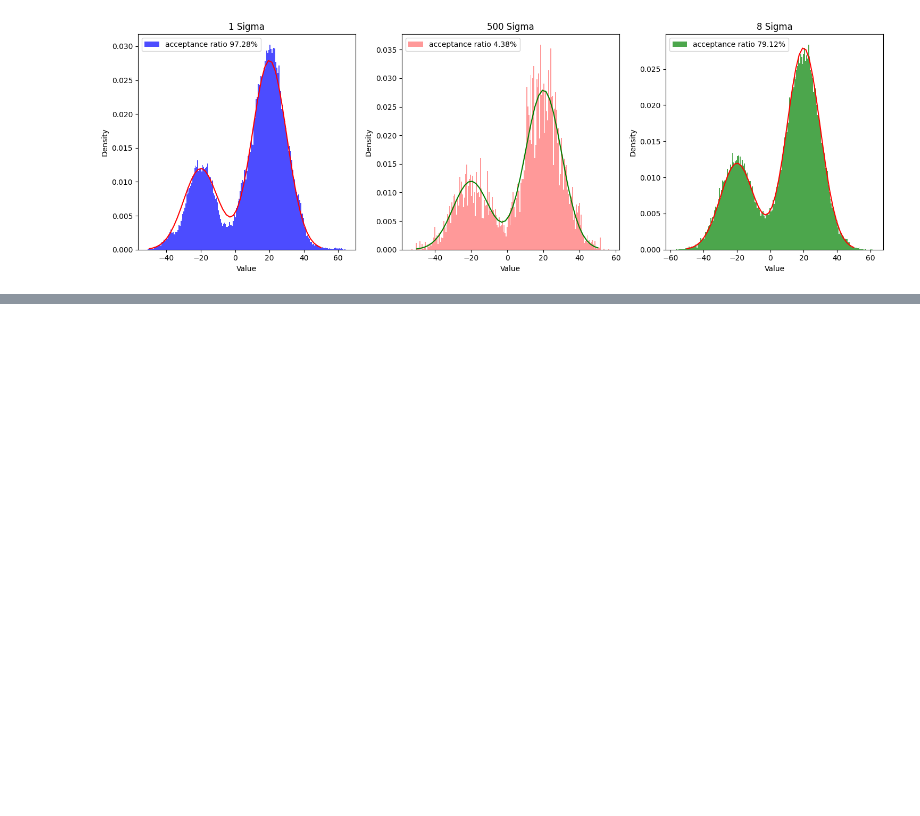
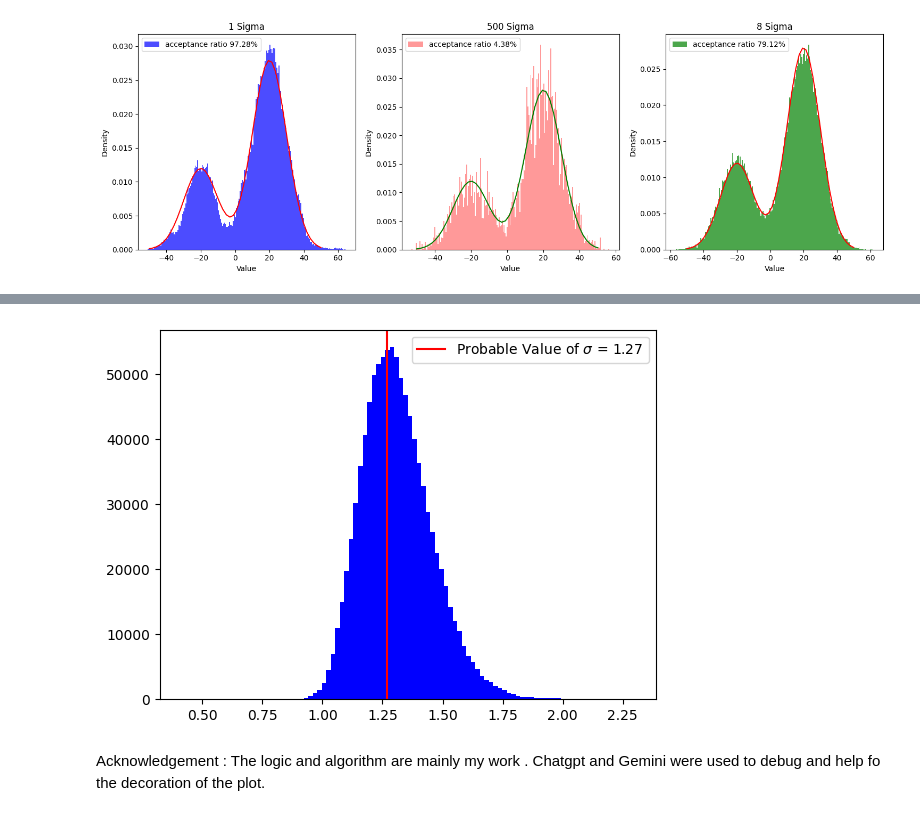
Before and after one commit to efandresena/AIMS-Course, a Jupyter notebook: mirindraf_MC4ML_Assignment_02.ipynb, the cells around one changed output, grey strips where cells are left out. Cells and saved outputs as stored; diff of their text form; code cells hidden in the pictures; blank space fills up the shorter version.

```diff
--- a/mirindraf_MC4ML_Assignment_02.ipynb
+++ b/mirindraf_MC4ML_Assignment_02.ipynb
@@ -399,0 +496,16 @@ plt.show()
+# %%
+# Histogram of c and its expected value
+
+count, value_c = np.histogram(chain_mx[:,2], bins=100)
+idx = np.argmax(count)
+
+c_est = float(value_c[idx-1] + value_c[idx])/2
+
+plt.hist(chain_mx[:,2], bins=100, color='blue')
+plt.axvline(c_est, color='red', label=f"Probable Value of $\sigma$ = {c_est:.2f}")
+plt.legend()
+plt.show()
+# %% [output]
+[figure, added]
+# %% [markdown]
+Acknowledgement : The logic and algorithm are mainly my work . Chatgpt and Gemini were used to debug and help fo the decoration of the plot.
```
Also changed, not shown: parts of 37 cells of this notebook.
